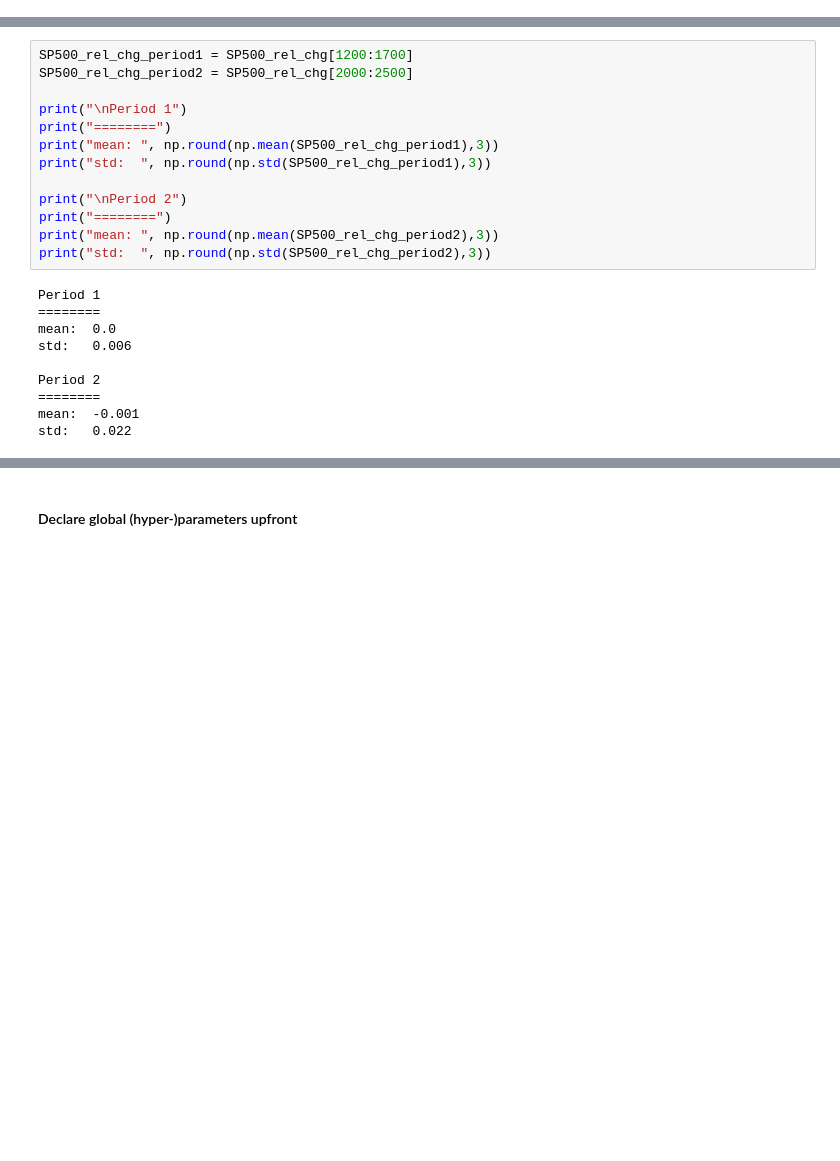
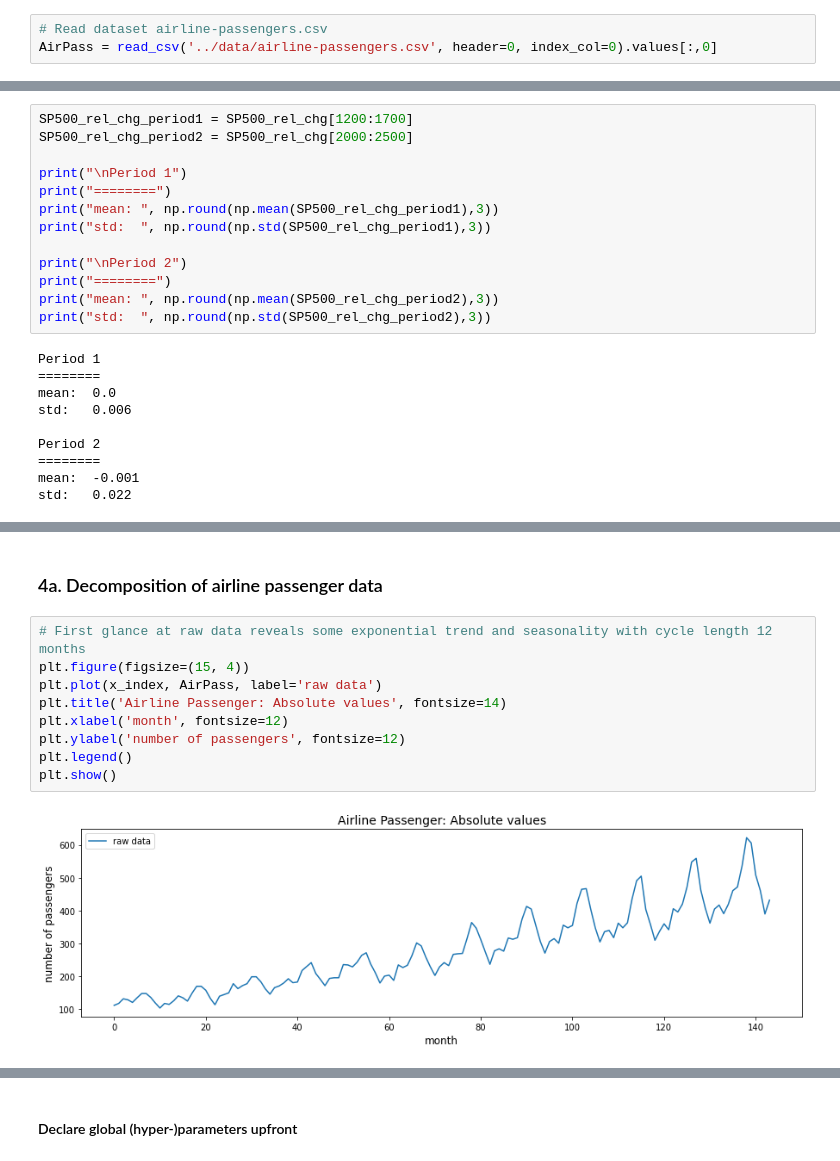
Before and after one commit to MarcoLandtHayen/EchoStateNetworks, a Jupyter notebook: notebooks/ESN_wrapUP_decomposition_and_DeepESN.ipynb, the cells around one changed output, grey strips where cells are left out. Cells and saved outputs as stored; diff of their text form; blank space fills up the shorter version.

```diff
--- a/notebooks/ESN_wrapUP_decomposition_and_DeepESN.ipynb
+++ b/notebooks/ESN_wrapUP_decomposition_and_DeepESN.ipynb
@@ -37,6 +39,9 @@ from ESN_functions_v02 import *
 # Read dataset SP500_1999_2019.txt, absolute values:
 SP500_abs = open("../data/SP500_1999_2019.csv").read().split()
 SP500_abs = np.array(SP500_abs).astype('float64')
+# %%
+# Read dataset airline-passengers.csv
+AirPass = read_csv('../data/airline-passengers.csv', header=0, index_col=0).values[:,0]
 # %% [markdown]
 ### 1a. Stationary vs. non-stationary data
 
@@ -125,0 +251,13 @@ std:   0.022
+# %% [markdown]
+### 4a. Decomposition of airline passenger data
+# %%
+# First glance at raw data reveals some exponential trend and seasonality with cycle length 12 months
+plt.figure(figsize=(15, 4))
+plt.plot(x_index, AirPass, label='raw data')
+plt.title('Airline Passenger: Absolute values', fontsize=14)
+plt.xlabel('month', fontsize=12)
+plt.ylabel('number of passengers', fontsize=12)
+plt.legend()
+plt.show()
+# %% [output]
+[figure, added]
```
Also changed, not shown: parts of 19 cells of this notebook, 2 other files.
